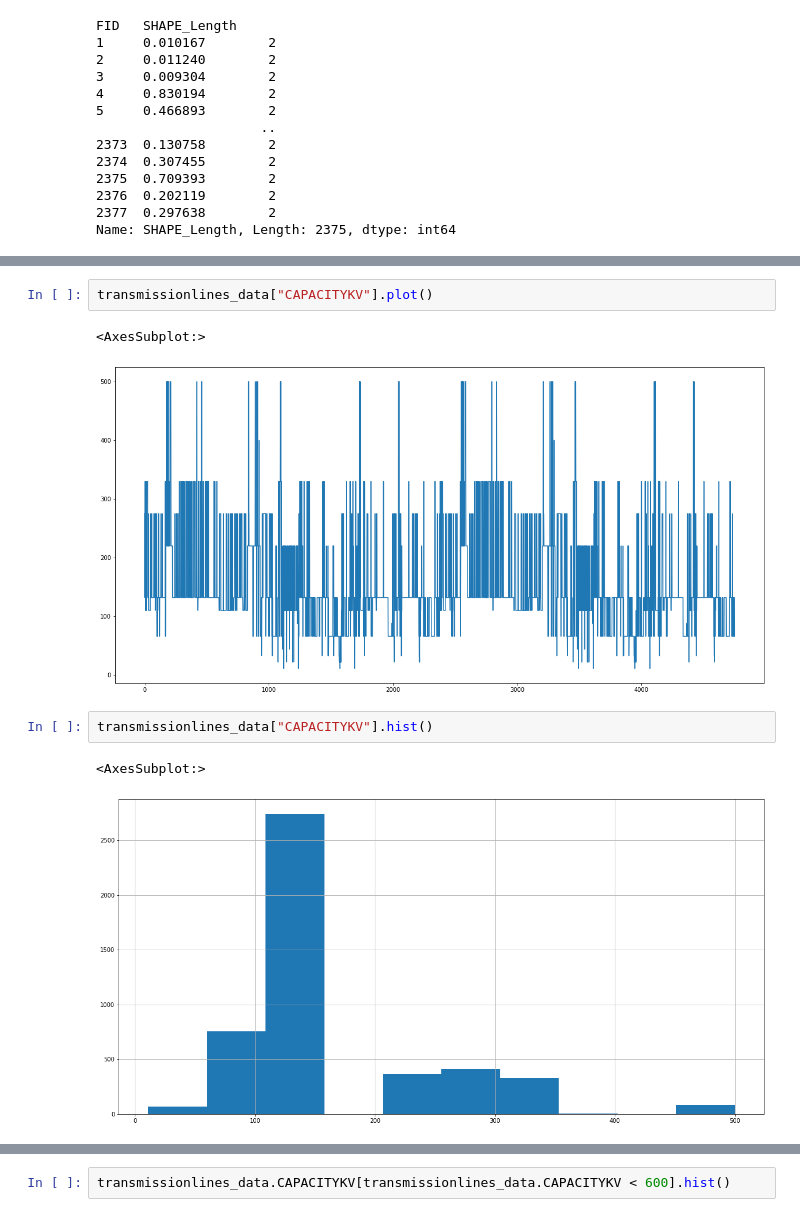
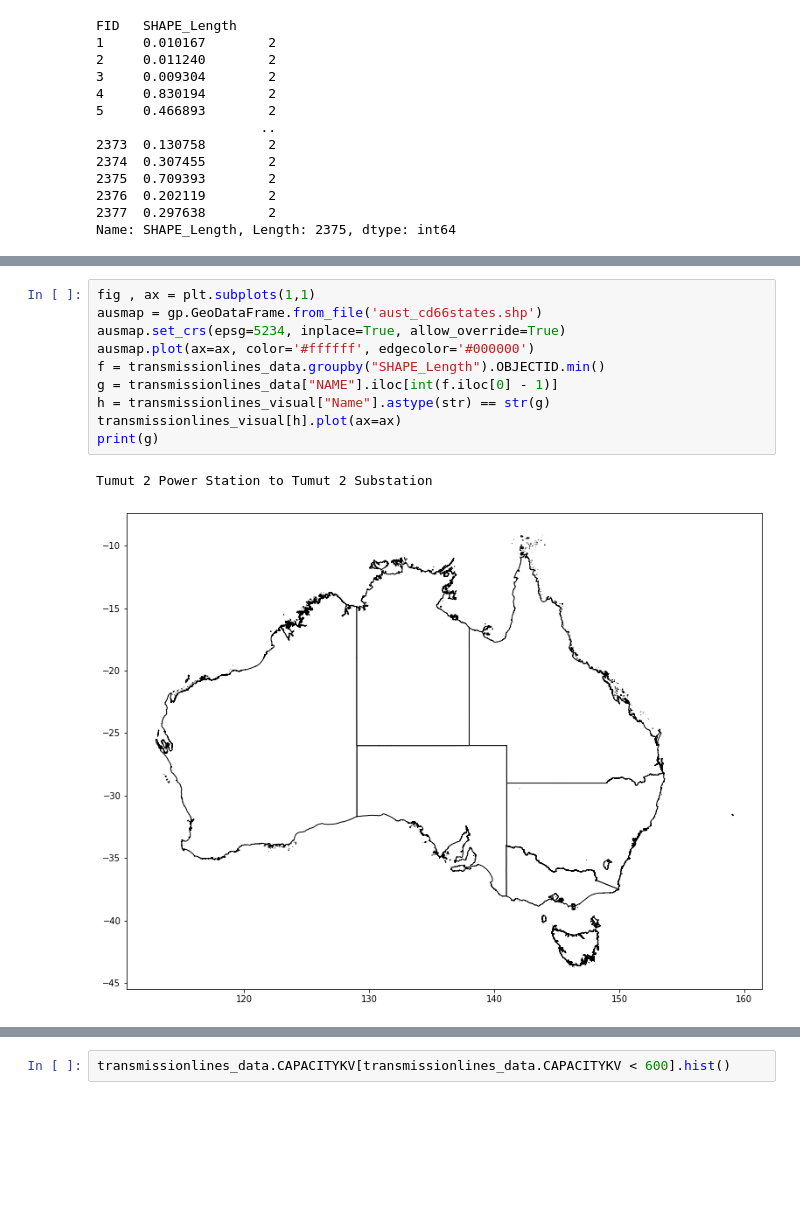
Before and after one commit to EvJ-5903/Transmission-Lines, a Jupyter notebook: Data Collection.ipynb, the cells around one changed output, grey strips where cells are left out. Cells and saved outputs as stored; diff of their text form; blank space fills up the shorter version.

```diff
--- a/Data Collection.ipynb
+++ b/Data Collection.ipynb
@@ -82,10 +132,13 @@ transmissionlines_visual[h].plot(ax=ax)
-# %%
-transmissionlines_data["CAPACITYKV"].plot()
-# %% [output]
-<AxesSubplot:>
-[figure, removed]
-# %%
-transmissionlines_data["CAPACITYKV"].hist()
-# %% [output]
-<AxesSubplot:>
-[figure, removed]
+# %%
+fig , ax = plt.subplots(1,1)
+ausmap = gp.GeoDataFrame.from_file('aust_cd66states.shp')
+ausmap.set_crs(epsg=5234, inplace=True, allow_override=True)
+ausmap.plot(ax=ax, color='#ffffff', edgecolor='#000000')
+f = transmissionlines_data.groupby("SHAPE_Length").OBJECTID.min()
+g = transmissionlines_data["NAME"].iloc[int(f.iloc[0] - 1)]
+h = transmissionlines_visual["Name"].astype(str) == str(g)
+transmissionlines_visual[h].plot(ax=ax)
+print(g)
+# %% [output]
+Tumut 2 Power Station to Tumut 2 Substation
+[figure, added]
```
Also changed, not shown: parts of 11 cells of this notebook.
